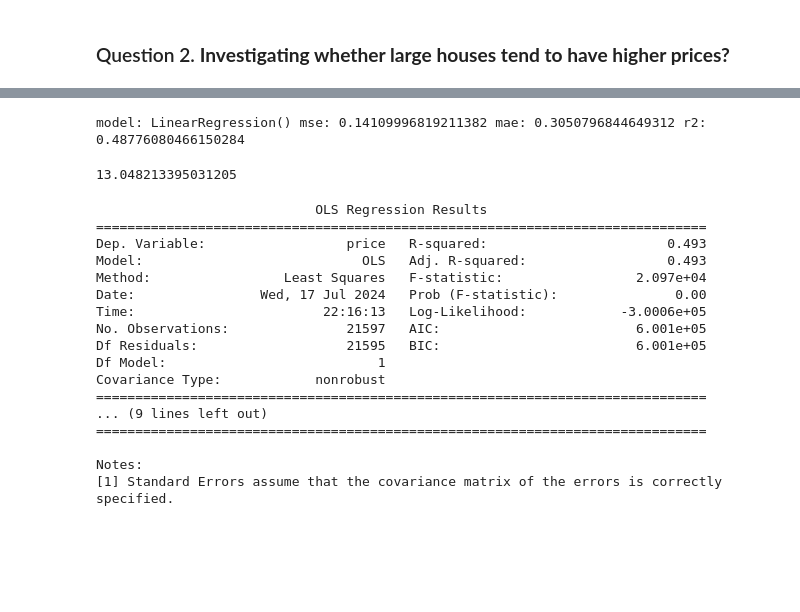
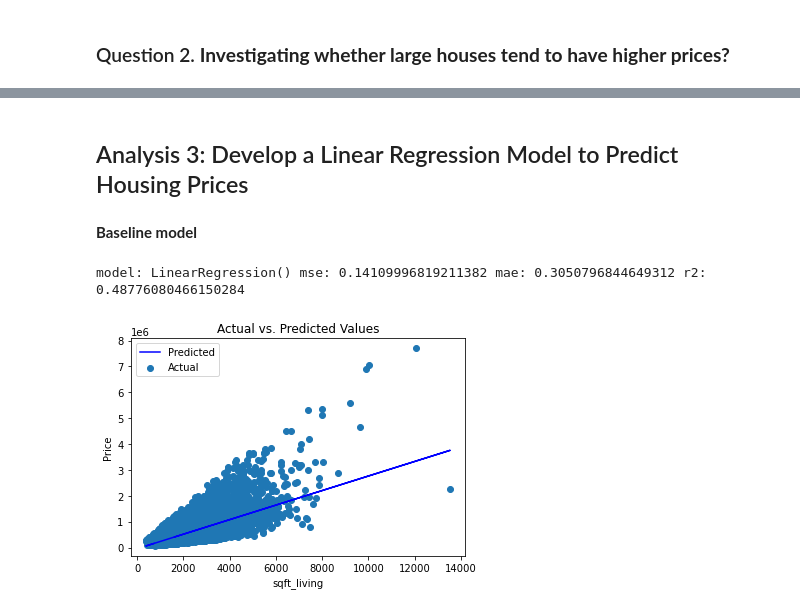
Before and after one commit to Bennie-Kibet/Phase-2-project, a Jupyter notebook: index.ipynb, the cells around one changed output, grey strips where cells are left out. Cells and saved outputs as stored; diff of their text form; code cells hidden in the pictures; blank space fills up the shorter version.

Commit message:
Analysis 3

```diff
--- a/index.ipynb
+++ b/index.ipynb
@@ -694,3 +741,5 @@ The goal is to determine which features of a house have the most significant imp
+# %% [markdown]
+## Analysis 3: Develop a Linear Regression Model to Predict Housing Prices
 # %%
 
 def linear_regression_model(X, y, test_size=0.2, random_state=42):
@@ -717,45 +766,29 @@ def linear_regression_model(X, y, test_size=0.2, random_state=42):
   r2 = r2_score(y_test, y_pred)
 
   print('model:',model,'mse:', mse, 'mae:',mae, 'r2:',r2)
+# %% [markdown]
+**Baseline model**
 # %%
 X = df[['sqft_living']]
 y = df['price_log']
 linear_regression_model(X, y, test_size=0.2, random_state=1000)
 # %% [output]
 model: LinearRegression() mse: 0.14109996819211382 mae: 0.3050796844649312 r2: 0.48776080466150284
-# %%
-df['price_log'].mean()
-# %% [output]
-13.048213395031205
-# %%
-from sklearn.preprocessing import StandardScaler
-
-y = df["price"]
-X_baseline = df[["sqft_living"]]
-
-scaler = StandardScaler()
-X_baseline_standardized = scaler.fit_transform(X_baseline.values.reshape(-1, 1))  # Standardizing the independent variable
-
-X_baseline_standardized = sm.add_constant(X_baseline_standardized)
-baseline_model = sm.OLS(y, X_baseline_standardized)
-baseline_results = baseline_model.fit()
-
-print(baseline_results.summary())
-# %% [output]
-                            OLS Regression Results
-==============================================================================
-Dep. Variable:                  price   R-squared:                       0.493
-Model:                            OLS   Adj. R-squared:                  0.493
-Method:                 Least Squares   F-statistic:                 2.097e+04
-Date:                Wed, 17 Jul 2024   Prob (F-statistic):               0.00
-Time:                        22:16:13   Log-Likelihood:            -3.0006e+05
-No. Observations:               21597   AIC:                         6.001e+05
-Df Residuals:                   21595   BIC:                         6.001e+05
-Df Model:                           1
-Covariance Type:            nonrobust
-==============================================================================
-... (9 lines left out)
-==============================================================================
-
-Notes:
-[1] Standard Errors assume that the covariance matrix of the errors is correctly specified.
+# %%
+# Fit the simple linear regression model
+X = df['sqft_living']  # Independent variable
+y = df['price']  # Dependent variable
+X = sm.add_constant(X)  # Add a constant term for the intercept
+model = sm.OLS(y, X)  # Create the ordinary least squares model
+results = model.fit()  # Fit the model to the data
+
+# Visualize the linearity
+plt.scatter(X['sqft_living'], y, label='Actual')  # Scatter plot of actual values
+plt.plot(X['sqft_living'], results.predict(), color='blue', label='Predicted')  # Line plot of predicted values
+plt.xlabel('sqft_living')
+plt.ylabel('Price')
+plt.title('Actual vs. Predicted Values')
+plt.legend()
+plt.show()
+# %% [output]
+[figure, added]
```
Also changed, not shown: parts of 13 cells of this notebook.
